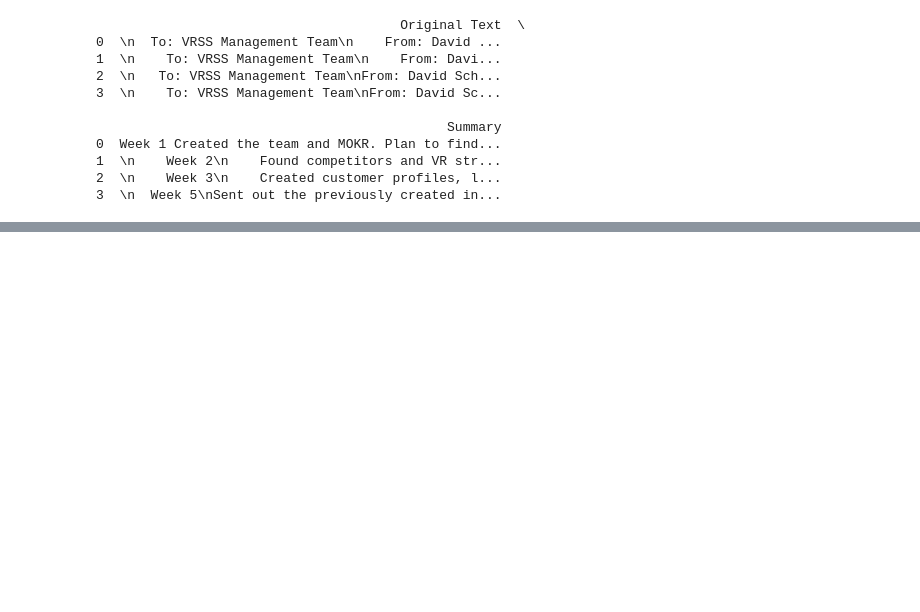
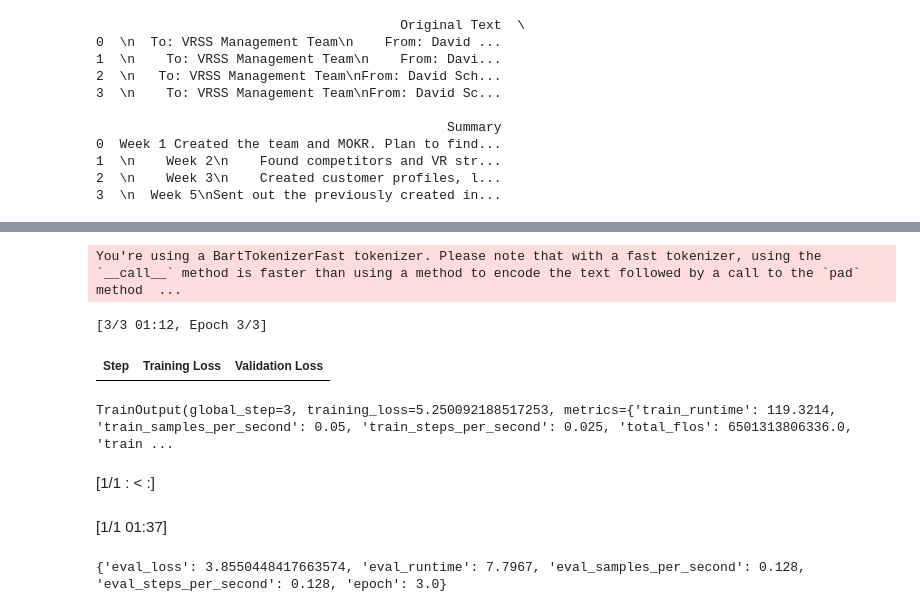
Before and after one commit to mshinko/Research-project, a Jupyter notebook: IP4.ipynb, the cells around one changed output, grey strips where cells are left out. Drawn from its saved outputs; the diff is of its cells as text; code cells hidden in the pictures; blank space fills up the shorter version.

```diff
--- a/IP4.ipynb
+++ b/IP4.ipynb
@@ -370,20 +367,12 @@ test_df, val_df = train_test_split(temp_df, test_size=0.5, random_state=42)
 from transformers import AutoTokenizer
 
 tokenizer = AutoTokenizer.from_pretrained("facebook/bart-large-xsum")
-# Assuming you have already tokenized your testing and validation data
-tokenized_inputs_test = tokenizer(test_df['Original Text'].tolist(), truncation=True, padding='max_length', max_length=max_input, return_tensors="pt", add_special_tokens=True)
-tokenized_targets_test = tokenizer(test_df['Summary'].tolist(), truncation=True, padding='max_length', max_length=max_target, return_tensors="pt", add_special_tokens=True)
+# Assuming you have already tokenized your training data
+tokenized_inputs = tokenizer(train_df['Original Text'].tolist(), truncation=True, padding='max_length', max_length=max_input, return_tensors="pt", add_special_tokens=True)
+tokenized_targets = tokenizer(train_df['Summary'].tolist(), truncation=True, padding='max_length', max_length=max_target, return_tensors="pt", add_special_tokens=True)
 
-tokenized_inputs_val = tokenizer(val_df['Original Text'].tolist(), truncation=True, padding='max_length', max_length=max_input, return_tensors="pt", add_special_tokens=True)
-tokenized_targets_val = tokenizer(val_df['Summary'].tolist(), truncation=True, padding='max_length', max_length=max_target, return_tensors="pt", add_special_tokens=True)
-
-# Now, you can create data loaders for testing and validation
-test_dataset = CustomDataset(tokenized_inputs_test, tokenized_targets_test)
-val_dataset = CustomDataset(tokenized_inputs_val, tokenized_targets_val)
-
-# Create data loaders
-test_loader = DataLoader(test_dataset, batch_size=batch_size, shuffle=False)
-val_loader = DataLoader(val_dataset, batch_size=batch_size, shuffle=False)
+# Now, you can create a data loader for training
+train_dataset = CustomDataset(tokenized_inputs, tokenized_targets)
 # %%
 import torch
 from torch.utils.data import DataLoader, Dataset
@@ -435,0 +426,36 @@ ImportError: ignored
+# %%
+from transformers import AutoModelForSeq2SeqLM, AutoTokenizer, DataCollatorForSeq2Seq
+
+# Load the pre-trained model and tokenizer
+model_checkpoint = "facebook/bart-large-xsum"
+tokenizer = AutoTokenizer.from_pretrained(model_checkpoint)
+model = AutoModelForSeq2SeqLM.from_pretrained(model_checkpoint)
+
+# Create a data collator
+data_collator = DataCollatorForSeq2Seq(
+    tokenizer=tokenizer,
+    model=model,
+)
+
+# Now you can use the data collator in your training process
+# %%
+from transformers import Seq2SeqTrainer
+
+trainer = Seq2SeqTrainer(
+    model=model,
+    args=training_args,
+    data_collator=data_collator,
+    train_dataset=train_dataset,
+    eval_dataset=val_dataset,
+)
+# %%
+trainer.train()
+# %% [output]
+You're using a BartTokenizerFast tokenizer. Please note that with a fast tokenizer, using the `__call__` method is faster than using a method to encode the text followed by a call to the `pad` method  ...
+[3/3 01:12, Epoch 3/3]
+| Step | Training Loss | Validation Loss |
+TrainOutput(global_step=3, training_loss=5.250092188517253, metrics={'train_runtime': 119.3214, 'train_samples_per_second': 0.05, 'train_steps_per_second': 0.025, 'total_flos': 6501313806336.0, 'train ...
+# %%
+results = trainer.evaluate()
+# %% [output]
+[1/1 : < :]
@@ -435,0 +464,6 @@ ImportError: ignored
+# %%
+results = trainer.evaluate()
+print(results)
+# %% [output]
+[1/1 01:37]
+{'eval_loss': 3.8550448417663574, 'eval_runtime': 7.7967, 'eval_samples_per_second': 0.128, 'eval_steps_per_second': 0.128, 'epoch': 3.0}
```
Also changed, not shown: parts of 13 cells of this notebook.
